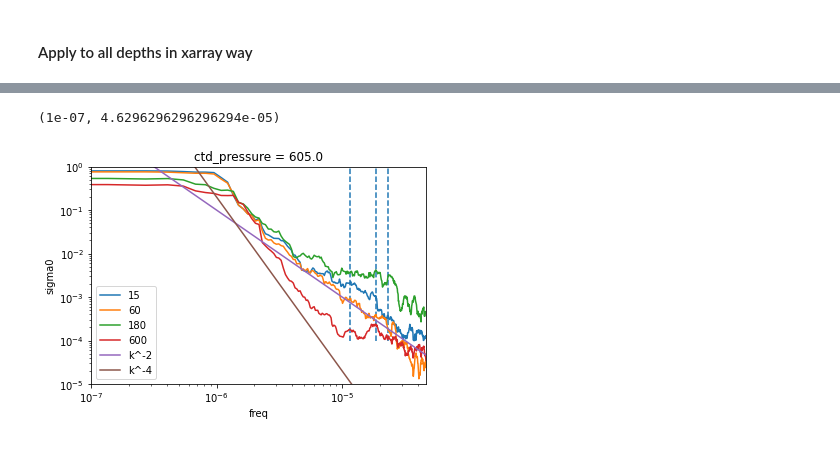
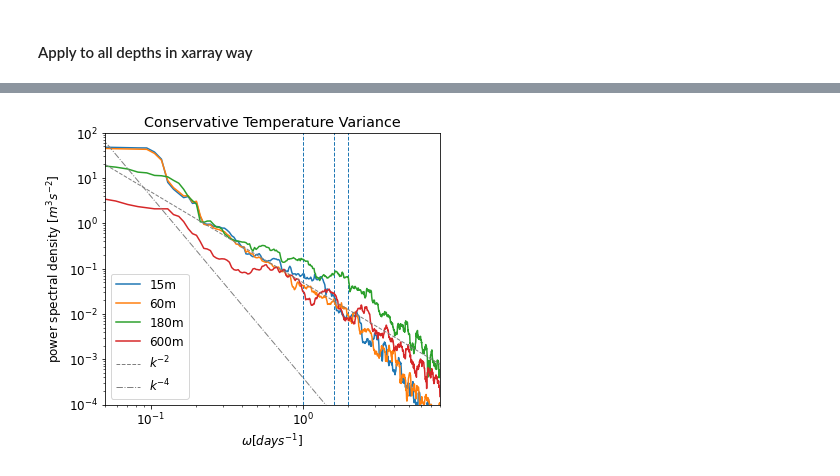
Before and after one commit to dhruvbalwada/sogos, a Jupyter notebook: notebooks/notebooks_variability_paper/frequency_spectra.ipynb, the cells around one changed output, grey strips where cells are left out. Cells and saved outputs as stored; diff of their text form; code cells hidden in the pictures.

Commit message:
frequency spectra notebook done

```diff
--- a/notebooks/notebooks_variability_paper/frequency_spectra.ipynb
+++ b/notebooks/notebooks_variability_paper/frequency_spectra.ipynb
@@ -193,0 +222,4 @@ ds_660_freq = xr.merge([mtm_psd(ds_660_time, 'sigma0'),
+# %%
+# Practically define tilde as the average
+rho_tilde = ds_660_time.sigma0.mean('days')
+rho_prime = ds_660_time.sigma0 - rho_tilde
@@ -193,0 +250,8 @@ ds_660_freq = xr.merge([mtm_psd(ds_660_time, 'sigma0'),
+# %%
+g = 9.81
+rho_0 = 1000
+b_tilde = - (g*rho_tilde/rho_0).rename('b_tilde')
+b_prime = - (g*rho_prime/rho_0).rename('b_prime')
+# %%
+N2 = (b_tilde.diff('ctd_pressure') / (-b_tilde.ctd_pressure).diff('ctd_pressure')).rename('N2')
+# need '-' as the Z should be increasing towards the surface
@@ -193,0 +269,2 @@ ds_660_freq = xr.merge([mtm_psd(ds_660_time, 'sigma0'),
+# %%
+PE_spec = 0.5*(g**2)*ds_660_freq.sigma0/N2 # the spectrum of buoyancy
@@ -194,26 +322,29 @@ ds_660_freq = xr.merge([mtm_psd(ds_660_time, 'sigma0'),
 # %%
-#plt.plot(fpos, p_50[np.where(f >= 0)])
-#plt.plot(fpos, 0.02*pCT_50[np.where(f >= 0)])
+plt.figure(figsize=(6,5))
 
-#plt.plot(fpos, p_600[np.where(f >= 0)])
-ds_660_freq.sigma0.sel(ctd_pressure=15 ,method='nearest').plot(label='15')
-ds_660_freq.sigma0.sel(ctd_pressure=60 ,method='nearest').plot(label='60')
-ds_660_freq.sigma0.sel(ctd_pressure=180 ,method='nearest').plot(label='180')
-ds_660_freq.sigma0.sel(ctd_pressure=600 ,method='nearest').plot(label='600')
+for i in [15, 60, 180, 600]:
+        ds_660_freq.CT.sel(ctd_pressure=i ,method='nearest').plot(label=str(i)+'m')
 
-freq = ds_660_freq.freq
-
-plt.plot(freq, 1e-13*freq**-2, label='k^-2')
-plt.plot(freq, 2e-25*freq**-4, label='k^-4')
+# Some lines
+freq = PE_spec.freq
+plt.plot(freq, 5e-2*freq**-2, label='$k^{-2}$', linestyle='--', color='gray', linewidth=1)
+plt.plot(freq, 4e-4*freq**-4, label='$k^{-4}$', linestyle='-.', color='gray', linewidth=1)
 #plt.loglog(fneg, p[np.where(f < 0)])
 #plt.loglog(fpos, p[np.where(f >= 0)])
 
 plt.legend(loc='lower left')
-plt.vlines([1/15/3600, 1/12/3600, 1/24/3600], 1e-4, 1e5, linestyles='--')
+#plt.vlines([1/15/3600, 1/12/3600, 1/24/3600], 1e-4, 1e5, linestyles='--', linewidth=1)
+plt.vlines([24/15, 24/12, 24/24], 1e-4, 1e5, linestyles='--', linewidth=1)
 plt.yscale('log')
 plt.xscale('log')
-plt.ylim([1e-5, 1])
-plt.xlim([1e-7, 1/6/3600])
+
+plt.xlabel(r'$\omega [days^{-1}]$')
+plt.ylabel('power spectral density $[m^3 s^{-2}]$')
+plt.title('Conservative Temperature Variance')
+
+plt.ylim([1e-4, 1e2])
+#plt.xlim([5e-7, 1/6/3600])
+plt.xlim([1/20, 24/3])
+plt.savefig('figures/CT_line_spec.pdf')
 # %% [output]
-(1e-07, 4.6296296296296294e-05)
-[figure, old version]
+[figure, new version]
```
Also changed, not shown: parts of 24 cells of this notebook.
